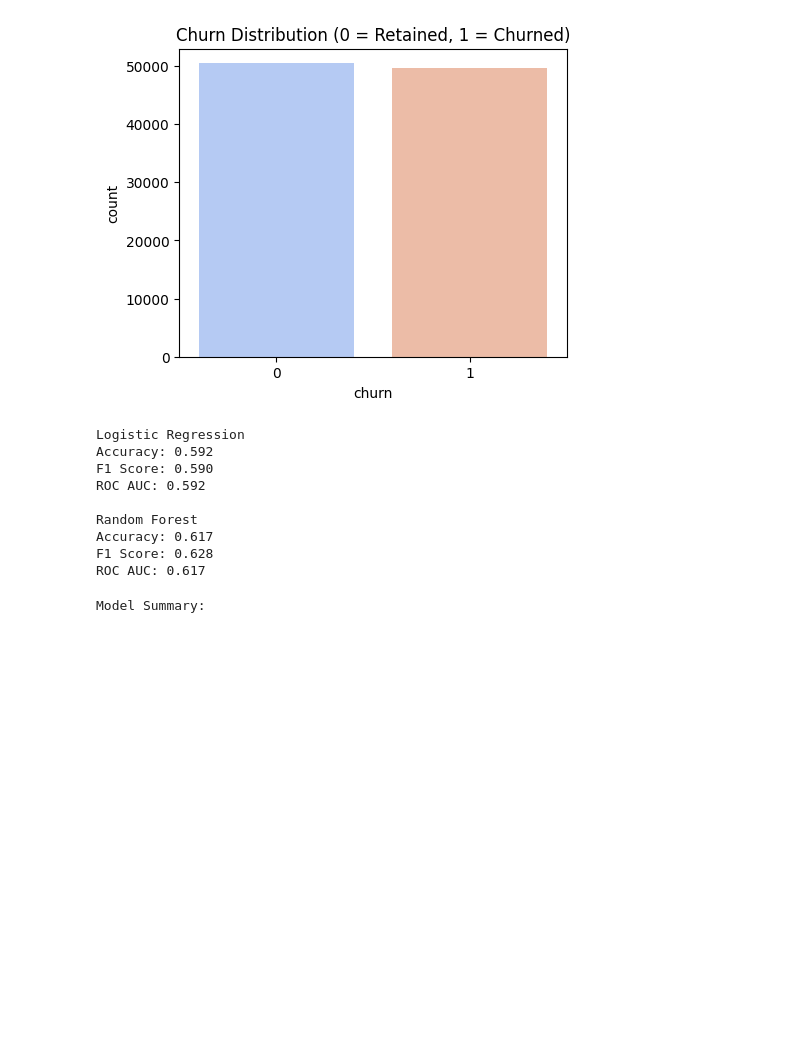
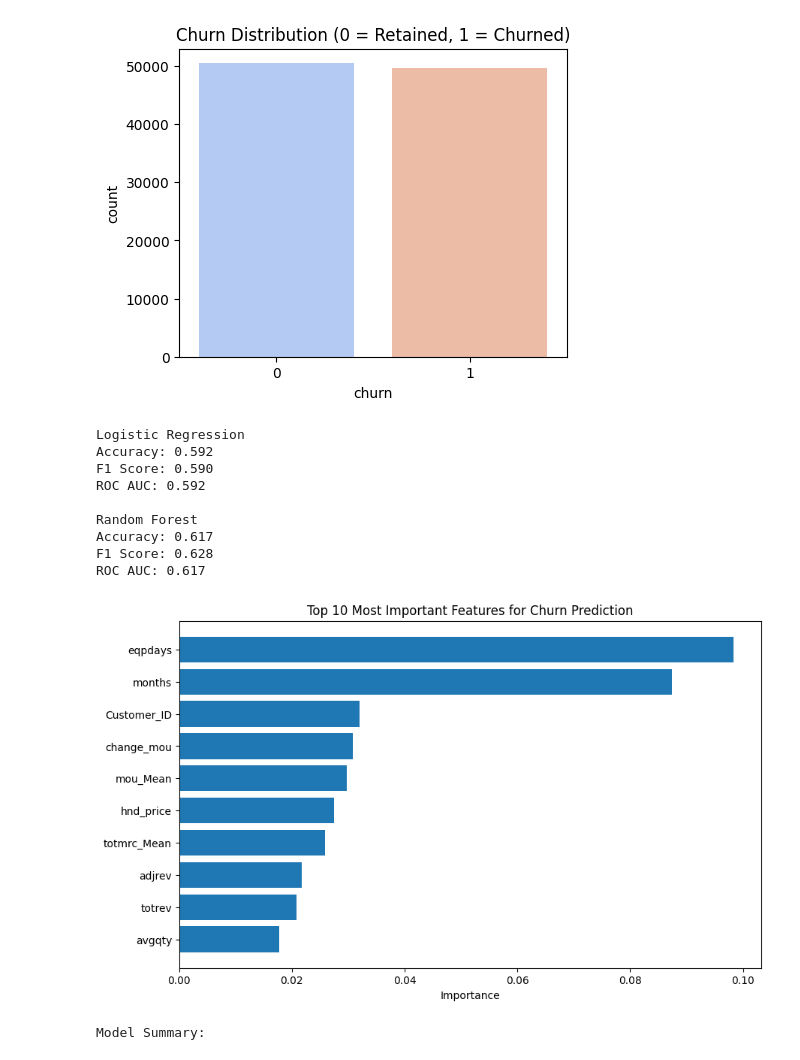
Before and after one commit to anhdang00/ChurnPrediction, a Jupyter notebook: Churn_prediction.ipynb, the cells around one changed output. Cells and saved outputs as stored; diff of their text form; code cells hidden in the pictures; blank space fills up the shorter version.

Commit message:
add bar chart to show important features

```diff
--- a/Churn_prediction.ipynb
+++ b/Churn_prediction.ipynb
@@ -119,33 +119,49 @@ Passing `palette` without assigning `hue` is deprecated and will be removed in v
 # Logistic Regression
 lr = LogisticRegression(max_iter=1000, n_jobs=-1) #Use all CPU cores for parallel training
 lr.fit(X_train, y_train)
 lr_preds = lr.predict(X_test)
 
 # Random Forest
 rf = RandomForestClassifier(
     n_estimators=100,
     random_state=42,
     n_jobs=-1,      # use all CPU cores
     max_depth = 10) # limit tree depth to prevent overfitting
 rf.fit(X_train, y_train)
 rf_preds = rf.predict(X_test)
 
 # 3.1. Model evaluation
 for name, preds in [('Logistic Regression', lr_preds), ('Random Forest', rf_preds)]:
     print(f"{name}")
     print(f"Accuracy: {accuracy_score(y_test, preds):.3f}")
     print(f"F1 Score: {f1_score(y_test, preds):.3f}")
     print(f"ROC AUC: {roc_auc_score(y_test, preds):.3f}\n")
+
+# Feature importance from Random Forest
+importances = rf.feature_importances_
+feature_names = X.columns
+importance_df = pd.DataFrame({
+    'feature': feature_names,
+    'importance': importances
+}).sort_values('importance', ascending=False).head(10)
+
+plt.figure(figsize=(10, 6))
+plt.barh(importance_df['feature'], importance_df['importance'])
+plt.xlabel('Importance')
+plt.title('Top 10 Most Important Features for Churn Prediction')
+plt.gca().invert_yaxis()
+plt.show()
 # %% [output]
 Logistic Regression
 Accuracy: 0.592
 F1 Score: 0.590
 ROC AUC: 0.592
 
 Random Forest
 Accuracy: 0.617
 F1 Score: 0.628
 ROC AUC: 0.617
+[figure, added]
 # %%
 # 4. Deep Neural Network model
 model = models.Sequential([
```
Also changed, not shown: parts of 1 cell of this notebook.
